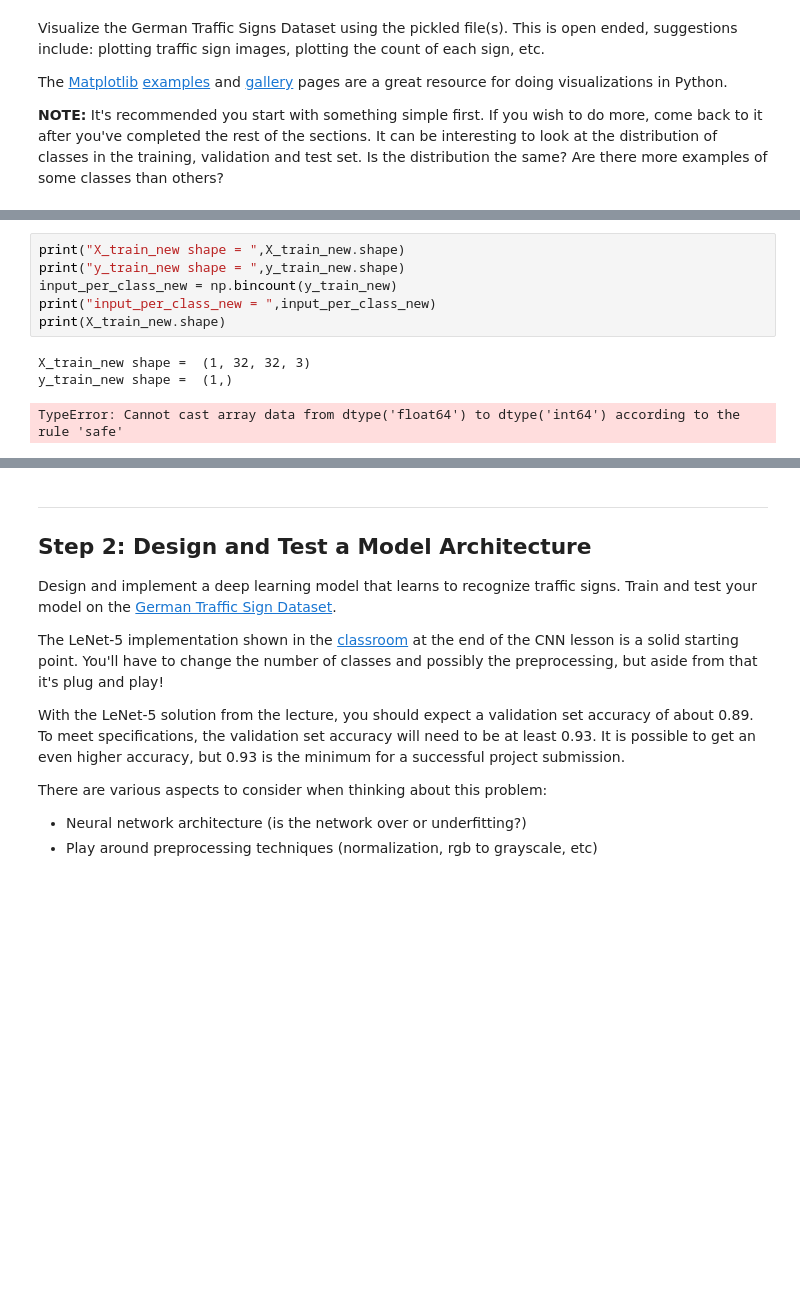
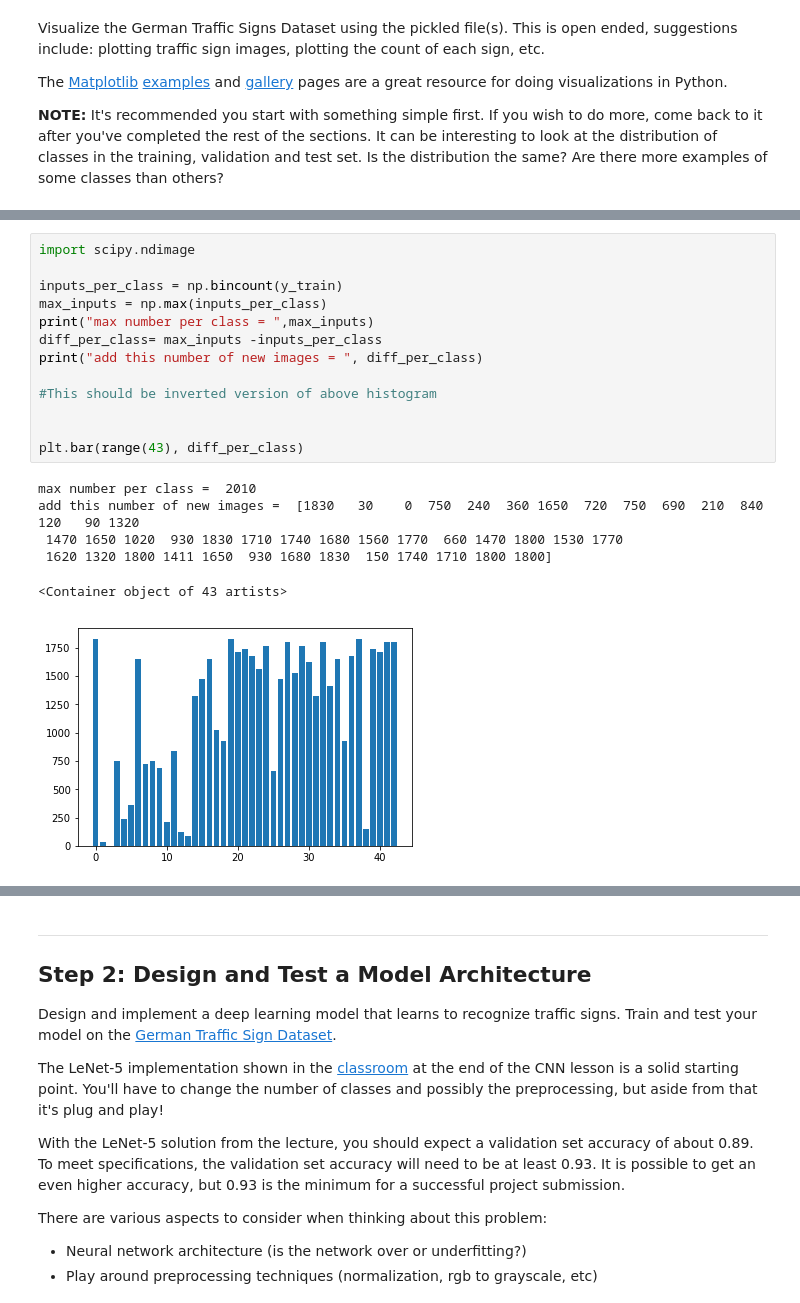
Before and after one commit to pomeroyd/project2_r1p0, a Jupyter notebook: Traffic_Sign_Classifier.ipynb, the cells around one changed output, grey strips where cells are left out. Cells and saved outputs as stored; diff of their text form; blank space fills up the shorter version.

```diff
--- a/Traffic_Sign_Classifier.ipynb
+++ b/Traffic_Sign_Classifier.ipynb
@@ -346,10 +220,20 @@ y_train_new shape =  (998, 1)
-# %%
-print("X_train_new shape = ",X_train_new.shape)
-print("y_train_new shape = ",y_train_new.shape)
-input_per_class_new = np.bincount(y_train_new)
-print("input_per_class_new = ",input_per_class_new)
-print(X_train_new.shape)
-# %% [output]
-X_train_new shape =  (1, 32, 32, 3)
-y_train_new shape =  (1,)
-TypeError: Cannot cast array data from dtype('float64') to dtype('int64') according to the rule 'safe'
+# %%
+import scipy.ndimage
+
+inputs_per_class = np.bincount(y_train)
+max_inputs = np.max(inputs_per_class)
+print("max number per class = ",max_inputs)
+diff_per_class= max_inputs -inputs_per_class
+print("add this number of new images = ", diff_per_class)
+
+#This should be inverted version of above histogram
+
+
+plt.bar(range(43), diff_per_class)
+# %% [output]
+max number per class =  2010
+add this number of new images =  [1830   30    0  750  240  360 1650  720  750  690  210  840  120   90 1320
+ 1470 1650 1020  930 1830 1710 1740 1680 1560 1770  660 1470 1800 1530 1770
+ 1620 1320 1800 1411 1650  930 1680 1830  150 1740 1710 1800 1800]
+<Container object of 43 artists>
+[figure, added]
```
Also changed, not shown: parts of 31 cells of this notebook.
